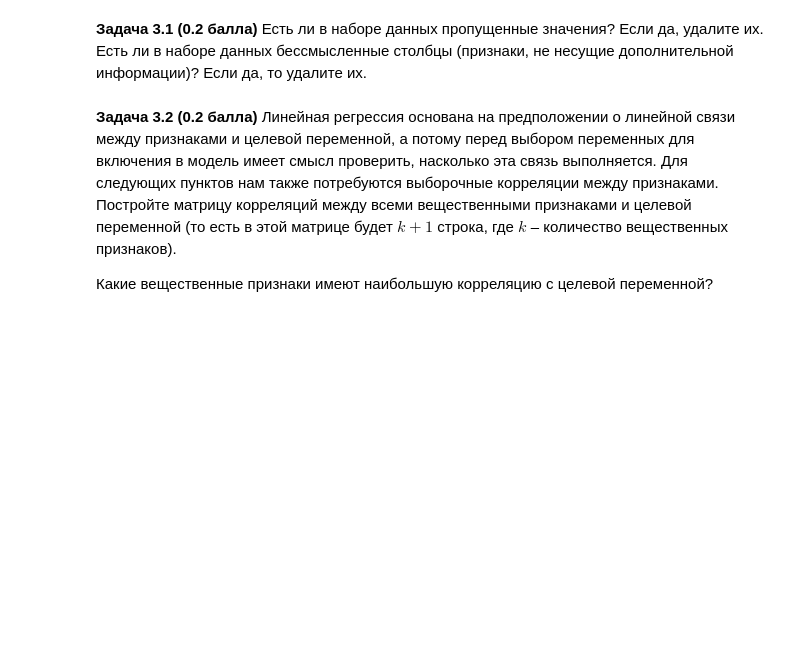
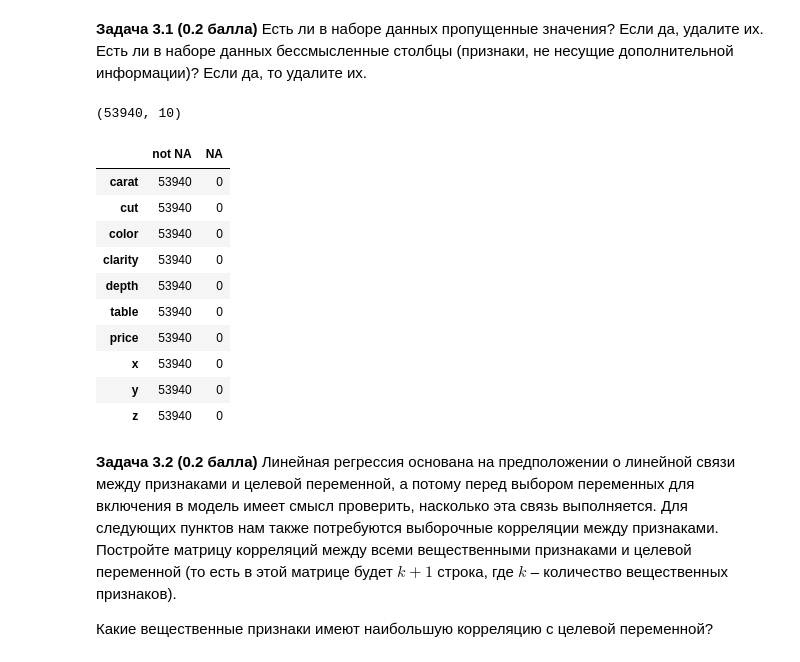
Before and after one commit to AjnoEO/iad-ml, a Jupyter notebook: hw04-knn-linreg/hw04_knn_linreg.ipynb, the cells around one changed output. Drawn from its saved outputs; the diff is of its cells as text; code cells hidden in the pictures; blank space fills up the shorter version.

```diff
--- a/hw04-knn-linreg/hw04_knn_linreg.ipynb
+++ b/hw04-knn-linreg/hw04_knn_linreg.ipynb
@@ -445,6 +444,22 @@ data.head(5)
 # %% [markdown]
 **Задача 3.1 (0.2 балла)** Есть ли в наборе данных пропущенные значения? Если да, удалите их.
 Есть ли в наборе данных бессмысленные столбцы (признаки, не несущие дополнительной информации)? Если да, то удалите их.
+# %%
+data.drop(columns=["Unnamed: 0"], inplace=True, errors="ignore") # Это просто те же индексы
+display(*na_info(data))
+# %% [output]
+(53940, 10)
+|  | not NA | NA |
+| carat | 53940 | 0 |
+| cut | 53940 | 0 |
+| color | 53940 | 0 |
+| clarity | 53940 | 0 |
+| depth | 53940 | 0 |
+| table | 53940 | 0 |
+| price | 53940 | 0 |
+| x | 53940 | 0 |
+| y | 53940 | 0 |
+| z | 53940 | 0 |
 # %% [markdown]
 **Задача 3.2 (0.2 балла)** Линейная регрессия основана на предположении о линейной связи между признаками и целевой переменной, а потому перед выбором переменных для включения в модель имеет смысл проверить, насколько эта связь выполняется. Для следующих пунктов нам также потребуются выборочные корреляции между признаками. Постройте матрицу корреляций между всеми вещественными признаками и целевой переменной (то есть в этой матрице будет $k+1$ строка, где $k$ – количество вещественных признаков).
 
```
Also changed, not shown: parts of 16 cells of this notebook.
